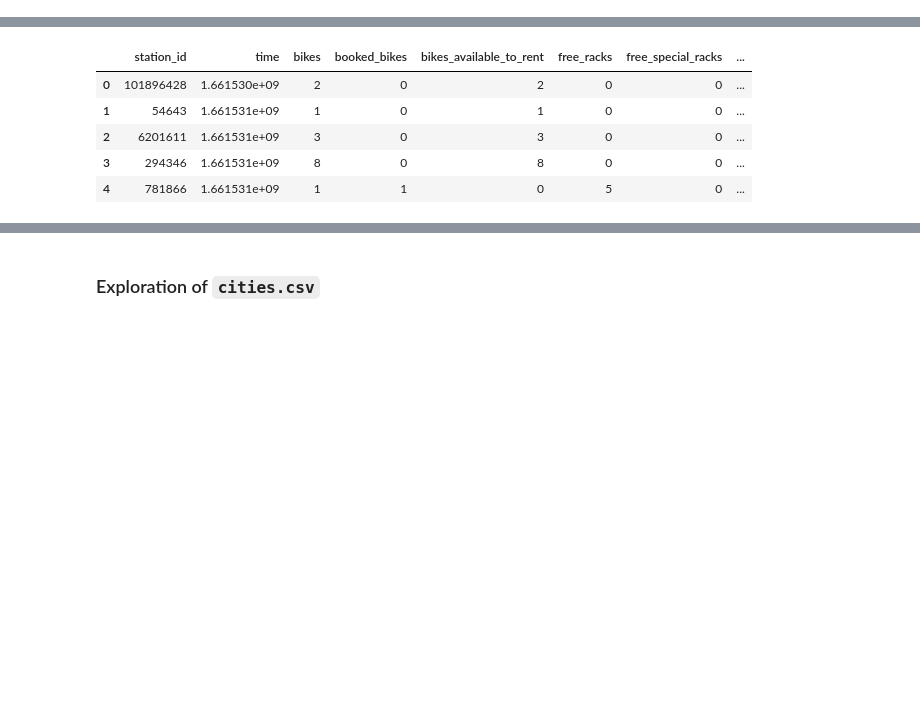
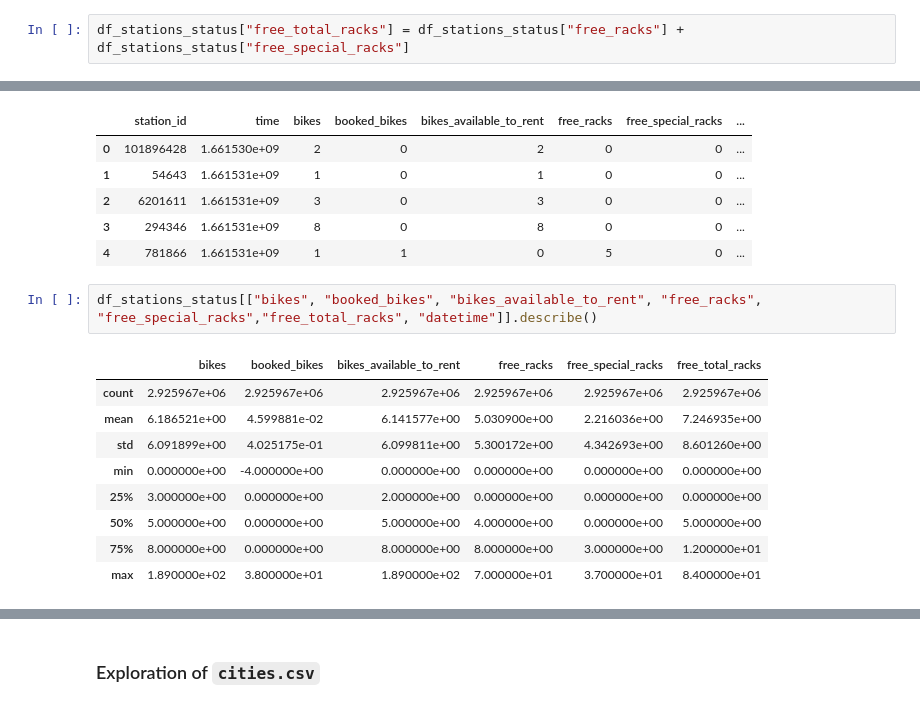
Before and after one commit to Memeel/ML_Challenge, a Jupyter notebook: notebook/challenge.ipynb, the cells around one changed output, grey strips where cells are left out. Drawn from its saved outputs; the diff is of its cells as text; blank space fills up the shorter version.

```diff
--- a/notebook/challenge.ipynb
+++ b/notebook/challenge.ipynb
@@ -507,6 +507,8 @@ memory usage: 159.1 MB
 # %% [markdown]
 #### Cleaning Data
 We observe that the time column is in seconds and difficult to read, so we convert time into a datetime format and extract the day, month, and hour.
+# %%
+df_stations_status["free_total_racks"] = df_stations_status["free_racks"] + df_stations_status["free_special_racks"]
 # %%
 # Convert numeric UTC timestamp (seconds) to UTC datetime
 df_stations_status['datetime'] = pd.to_datetime(df_stations_status['time'], unit='s', utc=True)
@@ -519,3 +521,15 @@ df_stations_status.head()
 | 2 | 6201611 | 1.661531e+09 | 3 | 0 | 3 | 0 | 0 | ... |
 | 3 | 294346 | 1.661531e+09 | 8 | 0 | 8 | 0 | 0 | ... |
 | 4 | 781866 | 1.661531e+09 | 1 | 1 | 0 | 5 | 0 | ... |
+# %%
+df_stations_status[["bikes", "booked_bikes", "bikes_available_to_rent", "free_racks", "free_special_racks","free_total_racks", "datetime"]].describe()
+# %% [output]
+|  | bikes | booked_bikes | bikes_available_to_rent | free_racks | free_special_racks | free_total_racks |
+| count | 2.925967e+06 | 2.925967e+06 | 2.925967e+06 | 2.925967e+06 | 2.925967e+06 | 2.925967e+06 |
+| mean | 6.186521e+00 | 4.599881e-02 | 6.141577e+00 | 5.030900e+00 | 2.216036e+00 | 7.246935e+00 |
+| std | 6.091899e+00 | 4.025175e-01 | 6.099811e+00 | 5.300172e+00 | 4.342693e+00 | 8.601260e+00 |
+| min | 0.000000e+00 | -4.000000e+00 | 0.000000e+00 | 0.000000e+00 | 0.000000e+00 | 0.000000e+00 |
+| 25% | 3.000000e+00 | 0.000000e+00 | 2.000000e+00 | 0.000000e+00 | 0.000000e+00 | 0.000000e+00 |
+| 50% | 5.000000e+00 | 0.000000e+00 | 5.000000e+00 | 4.000000e+00 | 0.000000e+00 | 5.000000e+00 |
+| 75% | 8.000000e+00 | 0.000000e+00 | 8.000000e+00 | 8.000000e+00 | 3.000000e+00 | 1.200000e+01 |
+| max | 1.890000e+02 | 3.800000e+01 | 1.890000e+02 | 7.000000e+01 | 3.700000e+01 | 8.400000e+01 |
```
Also changed, not shown: parts of 10 cells of this notebook.
